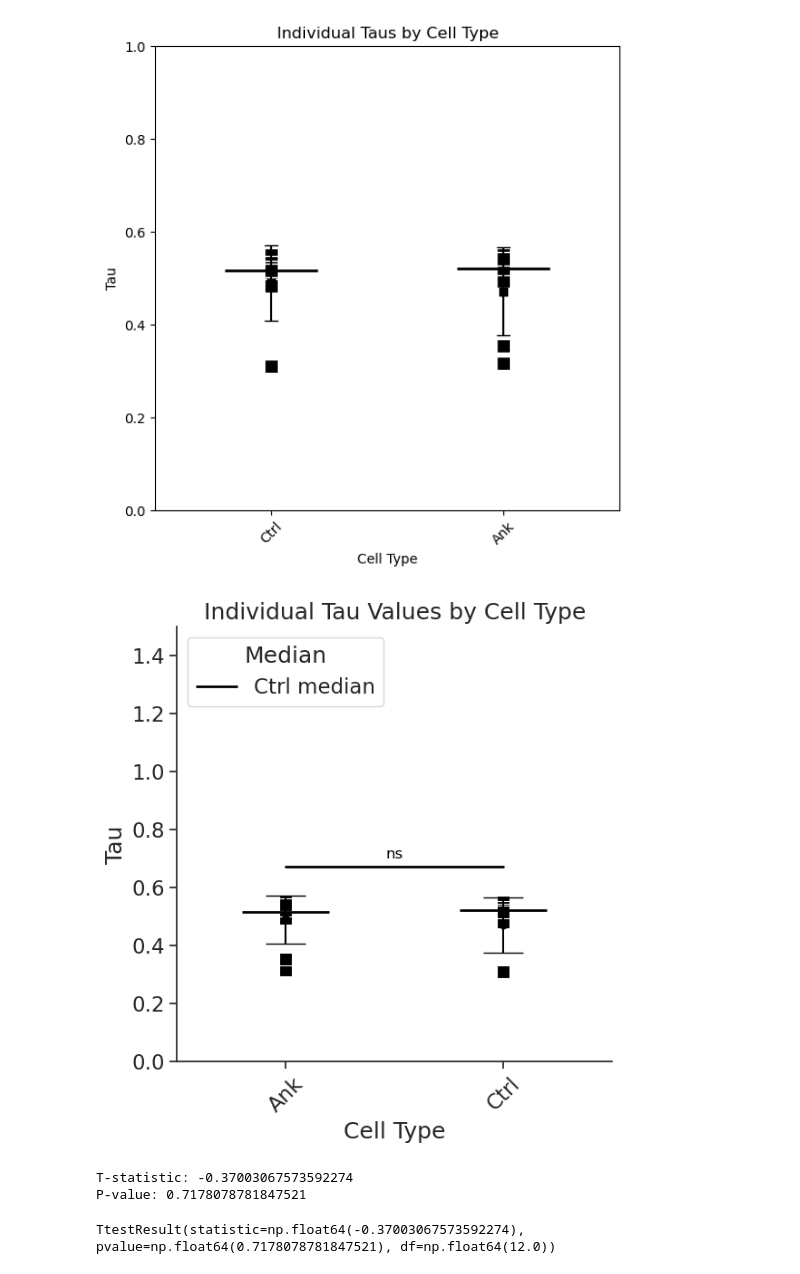
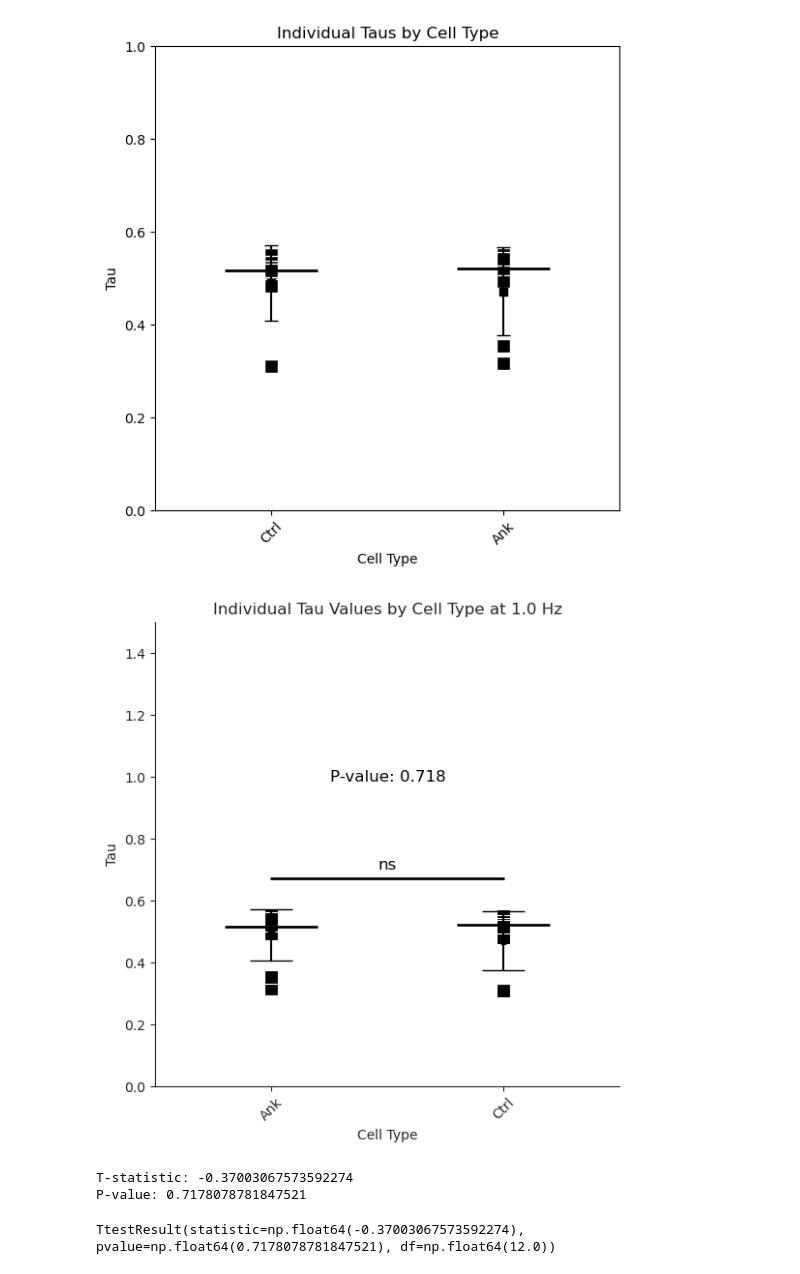
Before and after one commit to MichaelMEM1/conda_BSGP730, a Jupyter notebook: AnkCalcTauTest.ipynb, the cells around one changed output. Drawn from its saved outputs; the diff is of its cells as text; code cells hidden in the pictures.

```diff
--- a/AnkCalcTauTest.ipynb
+++ b/AnkCalcTauTest.ipynb
@@ -169,36 +170,42 @@ for i, cell_type in enumerate(Calcium_Data['Type'].unique()):
     plt.hlines(median_values[cell_type], i - 0.2, i + 0.2, colors='black', linewidth=2, label=f'{cell_type} median' if i == 0 else "")
 
 if p_value > 0.05:
     # Get the positions of the tops of the error bars for each group
     top_ank = mean_values['Ank'] + std_values['Ank']
     top_ctrl = mean_values['Ctrl'] + std_values['Ctrl']
 
     # Determine the y-position for the significance line, slightly above the highest error bar
     top_position = max(top_ank, top_ctrl) + 0.1  # Adding a small buffer above the highest error bar
 
     # Draw a horizontal line connecting the two points (Ank and Ctrl) just above the error bars
     plt.plot([0, 1], [top_position, top_position], color='black', lw=2)
 
     # Add "ns" text to indicate no significance, centered above the line
     plt.text(0.5, top_position + 0.02, 'ns', ha='center', va='bottom', fontsize=12, color='black')
 
 # Customize the plot
 plt.xlabel('Cell Type')
 plt.ylabel('Tau')
-plt.title('Individual Tau Values by Cell Type')
+plt.title('Individual Tau Values by Cell Type at 1.0 Hz')
 plt.xticks(rotation=45)
 plt.ylim(0, 1.5)
 plt.xlim(-0.5, len(Calcium_Data['Type'].unique()) - 0.5)
 
+# Add the p-value annotation to the plot
+# 'x' and 'y' are the coordinates where you want to place the p-value text
+plt.text(0.5, 1.0, f"P-value: {p_value:.3f}", ha='center', va='center', fontsize=12, color='black')
+
 # Adjust the layout and show the plot
 plt.subplots_adjust(left=0.1, right=0.9, top=0.9, bottom=0.1)
-plt.legend(title='Median', loc='upper left')
+
+plt.savefig("Individual_Tau_Values.png", dpi=300)
+
 plt.show()
 
 print(f"T-statistic: {t_stat}")
 print(f"P-value: {p_value}")
 # %% [output]
-[figure, old version]
+[figure, new version]
 T-statistic: -0.37003067573592274
 P-value: 0.7178078781847521
 # %%
```
Also changed, not shown: parts of 1 cell of this notebook, 5 other files.
